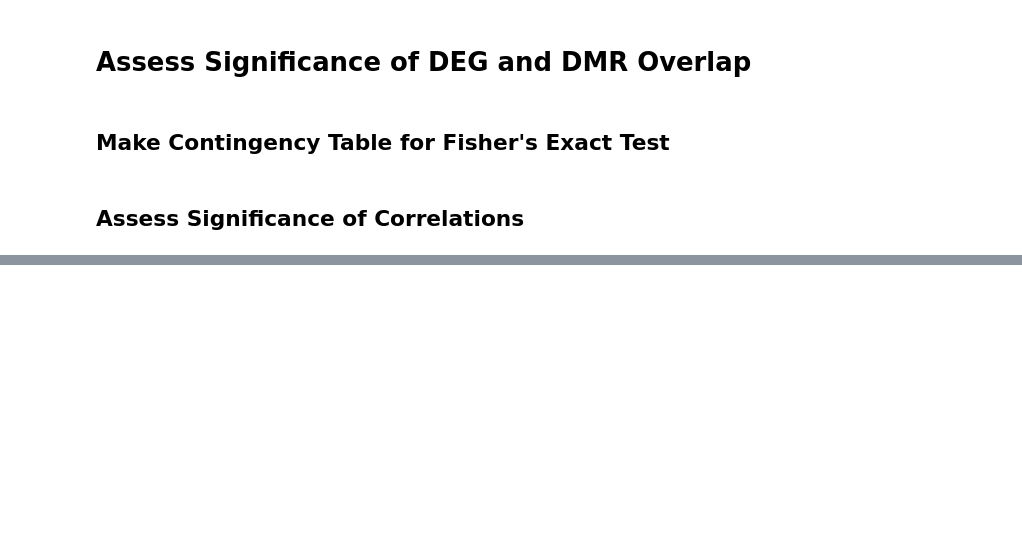
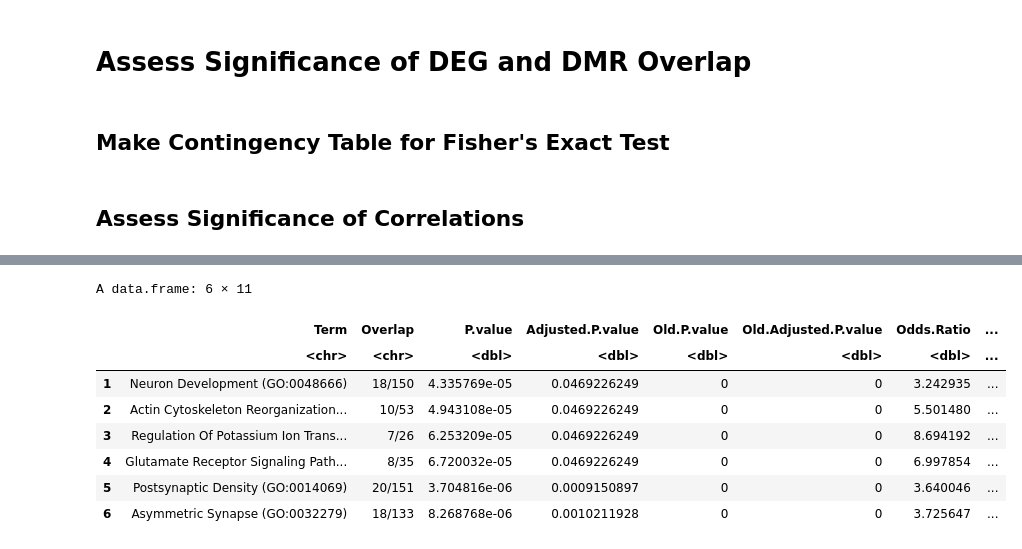
Before and after one commit to vhaghani26/Mouse_FAE_RNAseq_WGBS, a Jupyter notebook: 01_RNAseq_WGBS_integration.ipynb, the cells around one changed output, grey strips where cells are left out. Drawn from its saved outputs; the diff is of its cells as text; code cells hidden in the pictures; blank space fills up the shorter version.

```diff
--- a/01_RNAseq_WGBS_integration.ipynb
+++ b/01_RNAseq_WGBS_integration.ipynb
@@ -934,0 +1186,17 @@ print(genes_in_either)
+# %%
+# Filter out rows where the Adjusted.P.value is less than 0.05
+all_data <- all_data %>%
+  filter(Adjusted.P.value <= 0.05)
+
+# View
+head(all_data)
+# %% [output]
+A data.frame: 6 × 11
+|  | Term | Overlap | P.value | Adjusted.P.value | Old.P.value | Old.Adjusted.P.value | Odds.Ratio | ... |
+|  | <chr> | <chr> | <dbl> | <dbl> | <dbl> | <dbl> | <dbl> | ... |
+| 1 | Neuron Development (GO:0048666) | 18/150 | 4.335769e-05 | 0.0469226249 | 0 | 0 | 3.242935 | ... |
+| 2 | Actin Cytoskeleton Reorganization... | 10/53 | 4.943108e-05 | 0.0469226249 | 0 | 0 | 5.501480 | ... |
+| 3 | Regulation Of Potassium Ion Trans... | 7/26 | 6.253209e-05 | 0.0469226249 | 0 | 0 | 8.694192 | ... |
+| 4 | Glutamate Receptor Signaling Path... | 8/35 | 6.720032e-05 | 0.0469226249 | 0 | 0 | 6.997854 | ... |
+| 5 | Postsynaptic Density (GO:0014069) | 20/151 | 3.704816e-06 | 0.0009150897 | 0 | 0 | 3.640046 | ... |
+| 6 | Asymmetric Synapse (GO:0032279) | 18/133 | 8.268768e-06 | 0.0010211928 | 0 | 0 | 3.725647 | ... |
```
Also changed, not shown: parts of 24 cells of this notebook, 1 other file.
